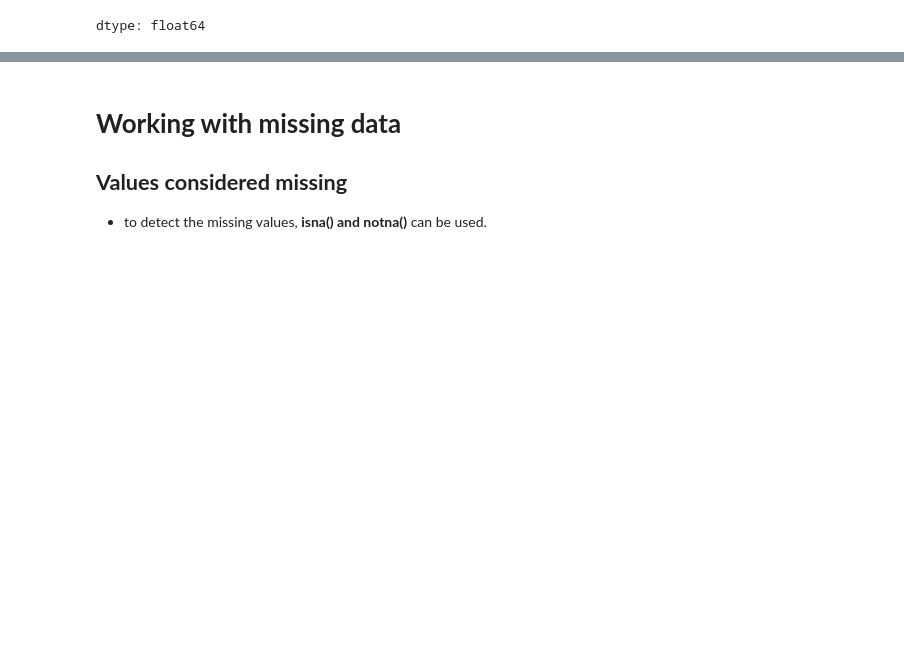
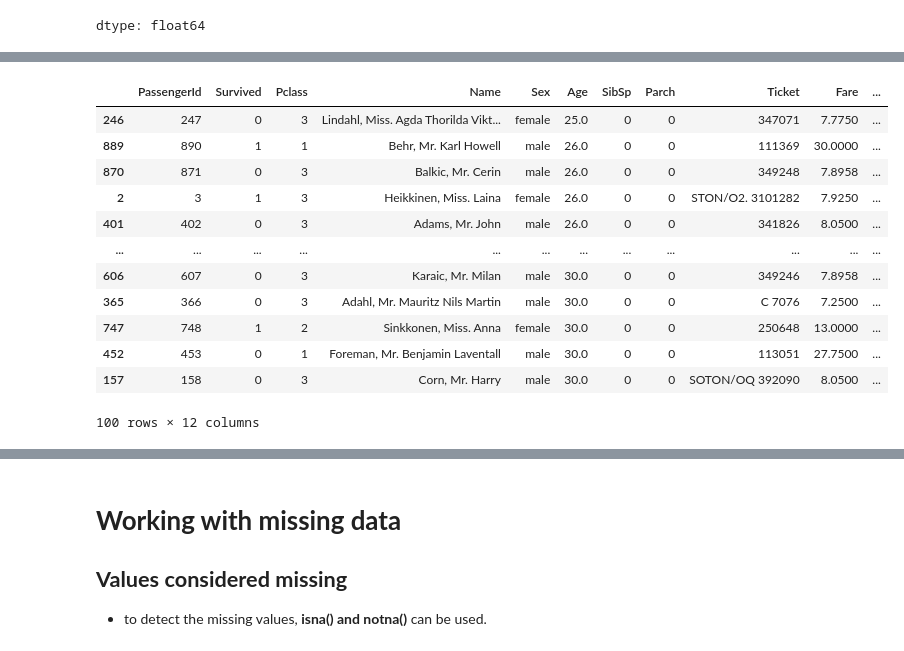
Before and after one commit to ghatanisuresh/DataScience_tutorial, a Jupyter notebook: DS.ipynb, the cells around one changed output, grey strips where cells are left out. Saved outputs shown, nothing was run; the diff lists cells and outputs as text; code cells hidden in the pictures; blank space fills up the shorter version.

```diff
--- a/DS.ipynb
+++ b/DS.ipynb
@@ -1196,0 +1286,18 @@ dtype: float64
+# %%
+# sort the titanic data according to the age of the passengers.
+
+titanic.sort_values(by = "Age").iloc[300:400]
+# %% [output]
+|  | PassengerId | Survived | Pclass | Name | Sex | Age | SibSp | Parch | Ticket | Fare | ... |
+| 246 | 247 | 0 | 3 | Lindahl, Miss. Agda Thorilda Vikt... | female | 25.0 | 0 | 0 | 347071 | 7.7750 | ... |
+| 889 | 890 | 1 | 1 | Behr, Mr. Karl Howell | male | 26.0 | 0 | 0 | 111369 | 30.0000 | ... |
+| 870 | 871 | 0 | 3 | Balkic, Mr. Cerin | male | 26.0 | 0 | 0 | 349248 | 7.8958 | ... |
+| 2 | 3 | 1 | 3 | Heikkinen, Miss. Laina | female | 26.0 | 0 | 0 | STON/O2. 3101282 | 7.9250 | ... |
+| 401 | 402 | 0 | 3 | Adams, Mr. John | male | 26.0 | 0 | 0 | 341826 | 8.0500 | ... |
+| ... | ... | ... | ... | ... | ... | ... | ... | ... | ... | ... | ... |
+| 606 | 607 | 0 | 3 | Karaic, Mr. Milan | male | 30.0 | 0 | 0 | 349246 | 7.8958 | ... |
+| 365 | 366 | 0 | 3 | Adahl, Mr. Mauritz Nils Martin | male | 30.0 | 0 | 0 | C 7076 | 7.2500 | ... |
+| 747 | 748 | 1 | 2 | Sinkkonen, Miss. Anna | female | 30.0 | 0 | 0 | 250648 | 13.0000 | ... |
+| 452 | 453 | 0 | 1 | Foreman, Mr. Benjamin Laventall | male | 30.0 | 0 | 0 | 113051 | 27.7500 | ... |
+| 157 | 158 | 0 | 3 | Corn, Mr. Harry | male | 30.0 | 0 | 0 | SOTON/OQ 392090 | 8.0500 | ... |
+100 rows × 12 columns
```
Also changed, not shown: parts of 18 cells of this notebook.
